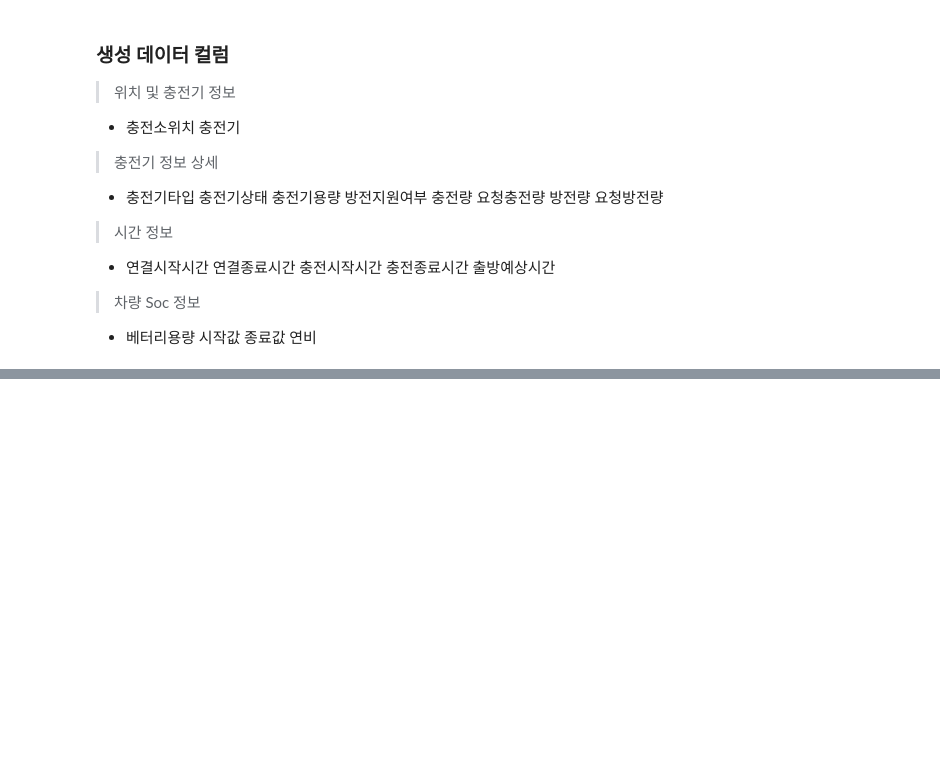
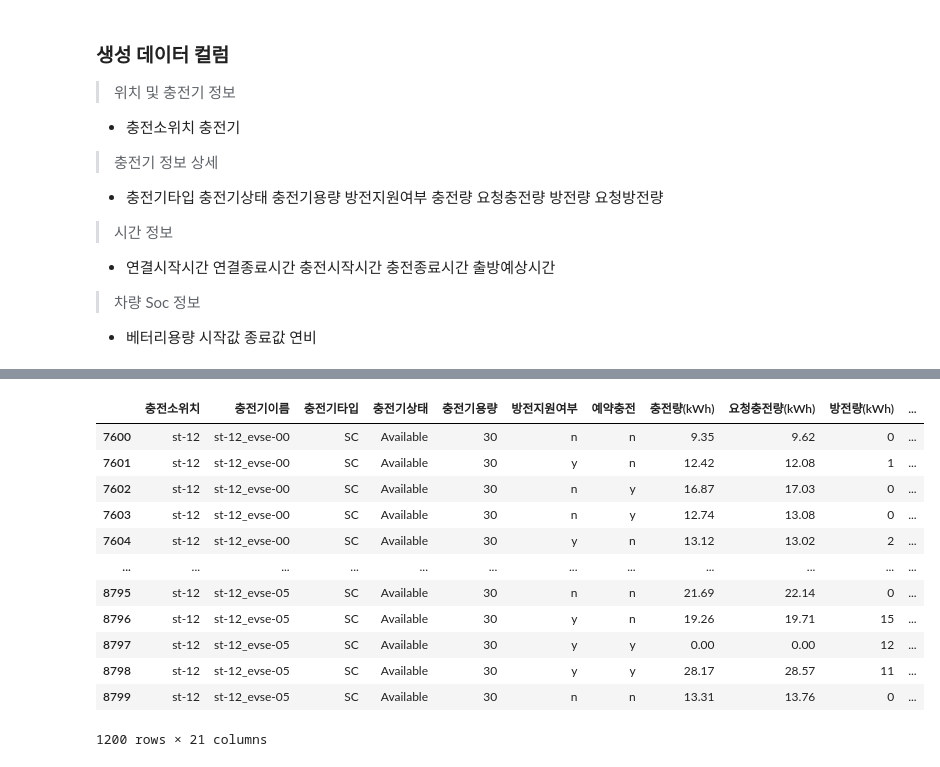
Before and after one commit to AR384/EVSE_mainproject_python, a Jupyter notebook: data/code/dummy.ipynb, the cells around one changed output, grey strips where cells are left out. Saved outputs shown, nothing was run; the diff lists cells and outputs as text; code cells hidden in the pictures; blank space fills up the shorter version.

```diff
--- a/data/code/dummy.ipynb
+++ b/data/code/dummy.ipynb
@@ -239 +458,17 @@ df_clean[df_clean['충전소위치']=='st-04']
+# %%
+df_clean[df_clean['충전소위치'] == 'st-12']
+# %% [output]
+|  | 충전소위치 | 충전기이름 | 충전기타입 | 충전기상태 | 충전기용량 | 방전지원여부 | 예약충전 | 충전량(kWh) | 요청충전량(kWh) | 방전량(kWh) | ... |
+| 7600 | st-12 | st-12_evse-00 | SC | Available | 30 | n | n | 9.35 | 9.62 | 0 | ... |
+| 7601 | st-12 | st-12_evse-00 | SC | Available | 30 | y | n | 12.42 | 12.08 | 1 | ... |
+| 7602 | st-12 | st-12_evse-00 | SC | Available | 30 | n | y | 16.87 | 17.03 | 0 | ... |
+| 7603 | st-12 | st-12_evse-00 | SC | Available | 30 | n | y | 12.74 | 13.08 | 0 | ... |
+| 7604 | st-12 | st-12_evse-00 | SC | Available | 30 | y | n | 13.12 | 13.02 | 2 | ... |
+| ... | ... | ... | ... | ... | ... | ... | ... | ... | ... | ... | ... |
+| 8795 | st-12 | st-12_evse-05 | SC | Available | 30 | n | n | 21.69 | 22.14 | 0 | ... |
+| 8796 | st-12 | st-12_evse-05 | SC | Available | 30 | y | n | 19.26 | 19.71 | 15 | ... |
+| 8797 | st-12 | st-12_evse-05 | SC | Available | 30 | y | y | 0.00 | 0.00 | 12 | ... |
+| 8798 | st-12 | st-12_evse-05 | SC | Available | 30 | y | y | 28.17 | 28.57 | 11 | ... |
+| 8799 | st-12 | st-12_evse-05 | SC | Available | 30 | n | n | 13.31 | 13.76 | 0 | ... |
+1200 rows × 21 columns
 # %%
```
Also changed, not shown: parts of 20 cells of this notebook, 6 other files.
